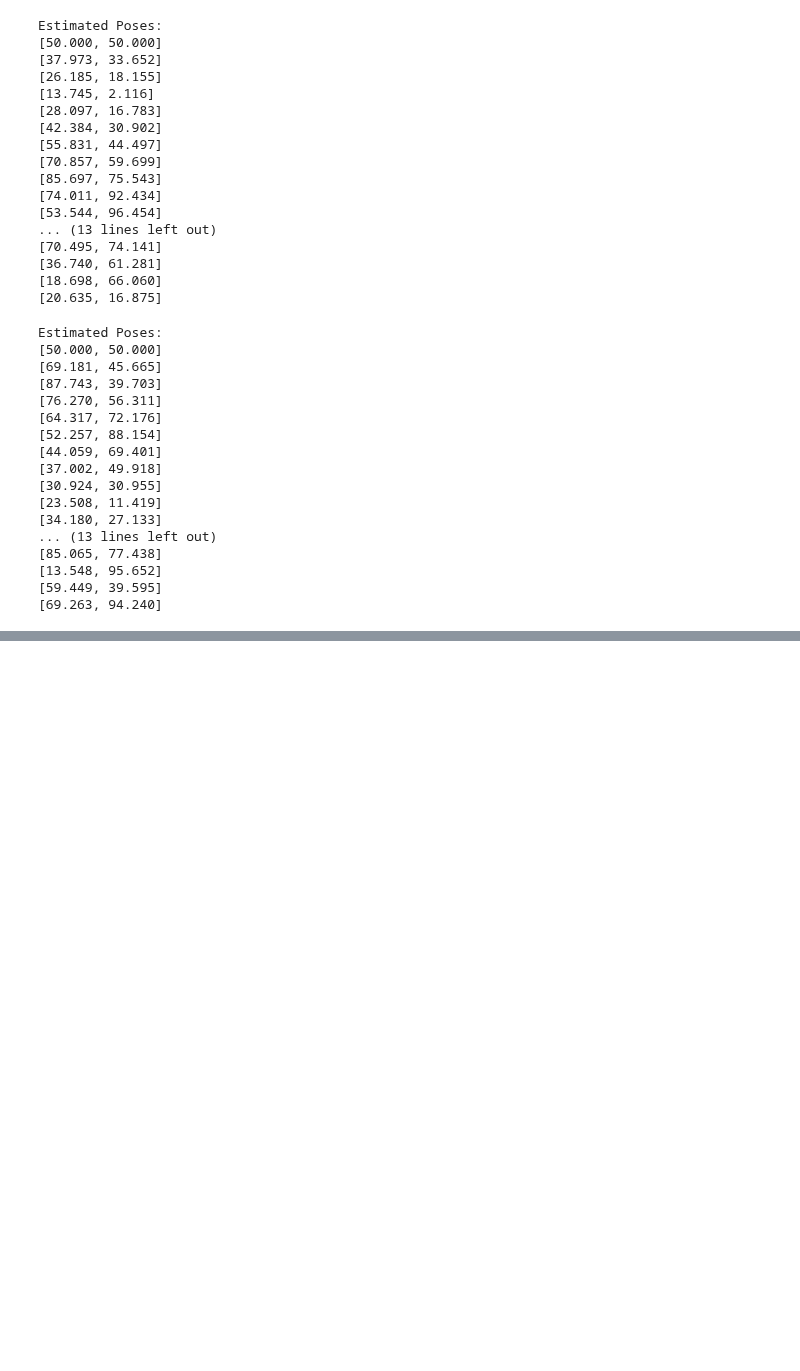
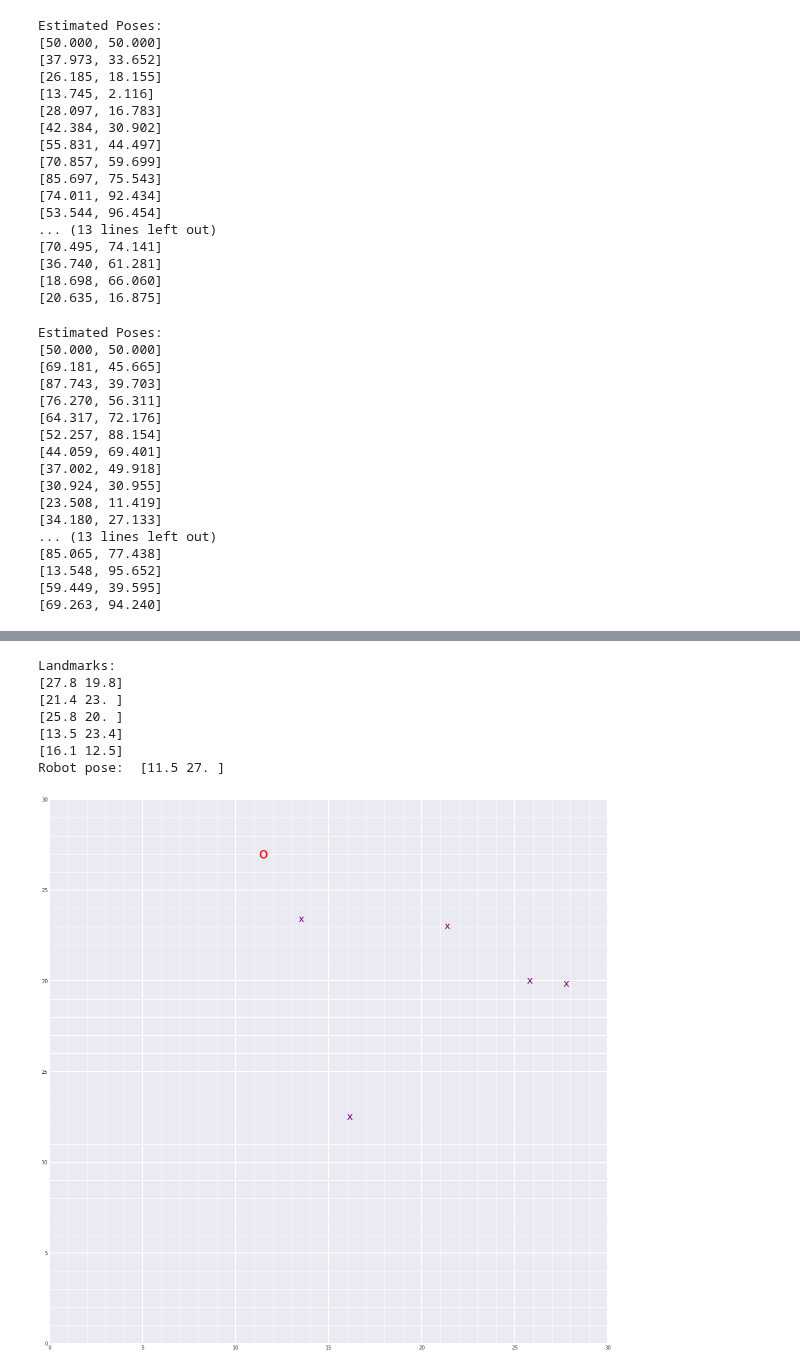
Before and after one commit to gotamist/vision, a Jupyter notebook: SLAM/3_Landmark_Detection_and_Tracking.ipynb, the cells around one changed output, grey strips where cells are left out. Saved outputs shown, nothing was run; the diff lists cells and outputs as text; code cells hidden in the pictures; blank space fills up the shorter version.

```diff
--- a/SLAM/3_Landmark_Detection_and_Tracking.ipynb
+++ b/SLAM/3_Landmark_Detection_and_Tracking.ipynb
@@ -535,0 +603,11 @@ Estimated Poses:
+# %%
+step_display(15, params)
+# %% [output]
+Landmarks:
+[27.8 19.8]
+[21.4 23. ]
+[25.8 20. ]
+[13.5 23.4]
+[16.1 12.5]
+Robot pose:  [11.5 27. ]
+[figure, added]
```
Also changed, not shown: parts of 14 cells of this notebook.
